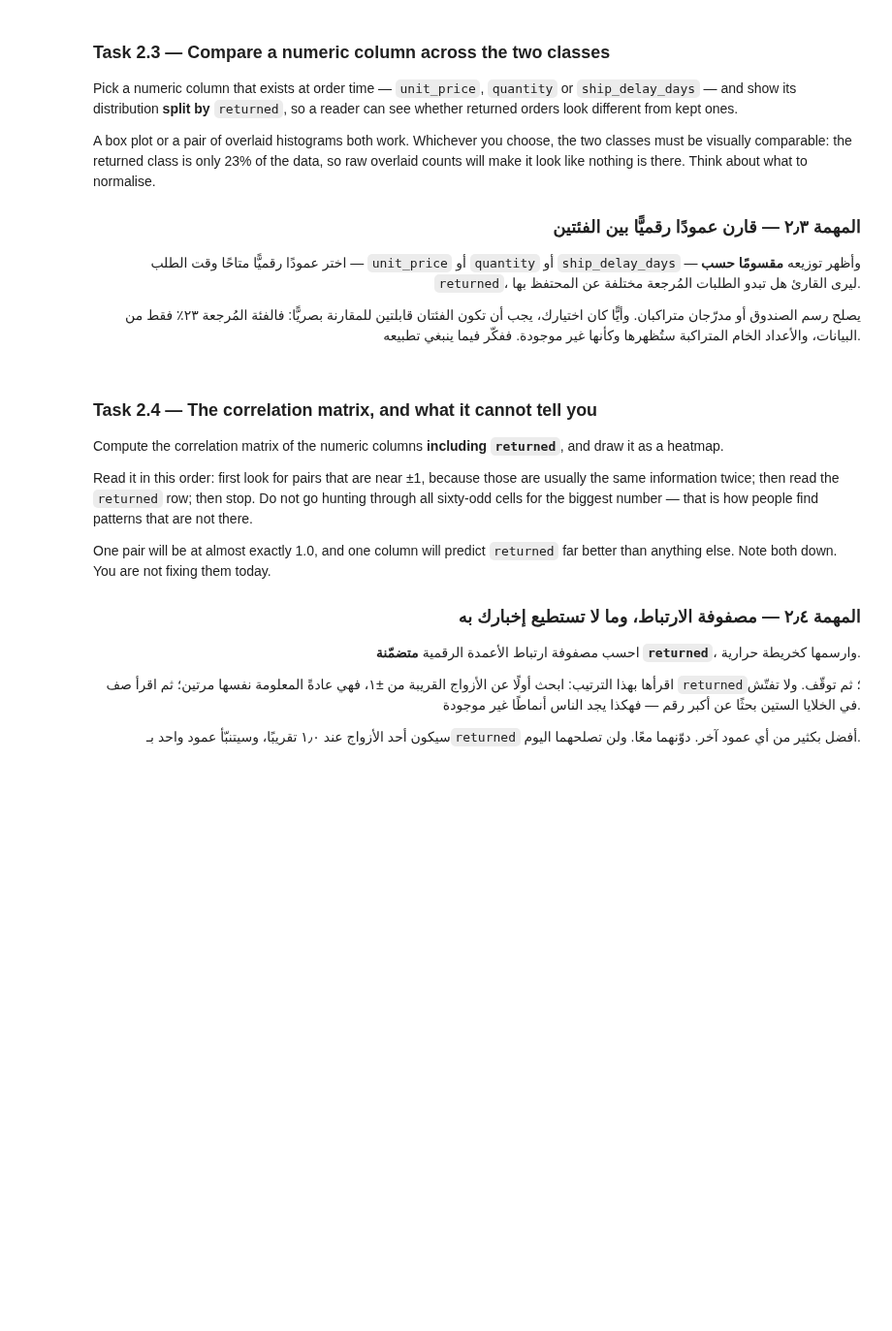
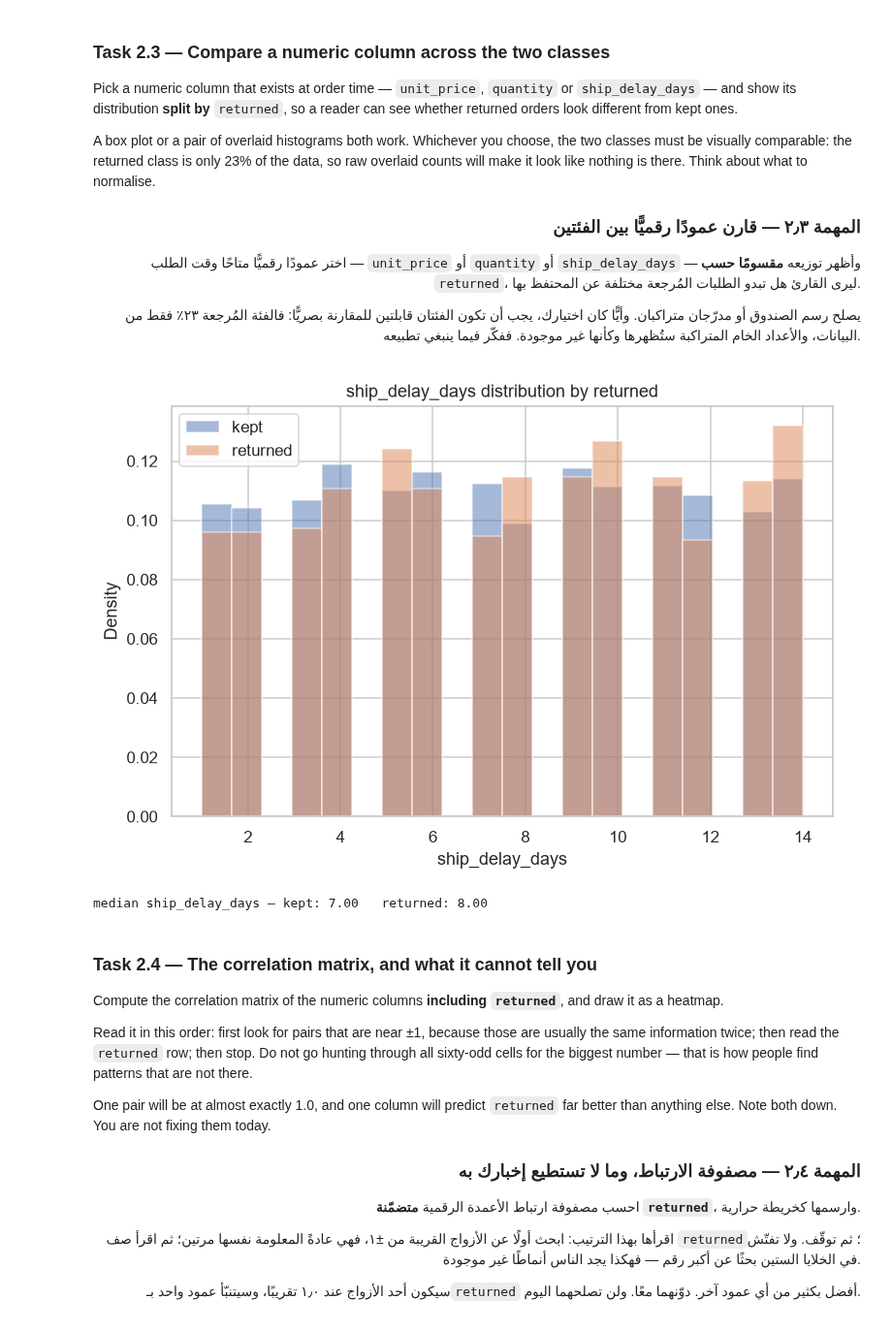
Before and after one commit to albandricx/AIEP_Olo_student, a Jupyter notebook: week_2_data_engineering/labs_v2/D2_eda_and_visualisation/D2_eda_and_visualisation_blank.ipynb, the cells around one changed output. Shown at 97% size. Saved outputs shown, nothing was run; the diff lists cells and outputs as text; code cells hidden in the pictures; blank space fills up the shorter version.

```diff
--- a/week_2_data_engineering/labs_v2/D2_eda_and_visualisation/D2_eda_and_visualisation_blank.ipynb
+++ b/week_2_data_engineering/labs_v2/D2_eda_and_visualisation/D2_eda_and_visualisation_blank.ipynb
@@ -369,25 +487,45 @@ make it look like nothing is there. Think about what to normalise.
 # %%
 # ────────────────────────────────────────────────────────────────────
 # 1) Choose one numeric column that is known at order time.
 # 2) Draw its distribution for returned == 0 and returned == 1 on the same axes.
 # 3) The classes are different sizes, so compare shapes, not counts — look for the
 #    seaborn argument that turns a histogram into a density, or use a box plot.
 # 4) Print the median of the column for each class underneath, so the picture has a number.
 # Search: "seaborn histplot common_norm stat density hue"
 # https://seaborn.pydata.org/generated/seaborn.histplot.html
 #
 # ١) اختر عمودًا رقميًّا واحدًا معروفًا وقت الطلب.
 # ٢) ارسم توزيعه عند returned == 0 وعند returned == 1 على المحاور نفسها.
 # ٣) حجما الفئتين مختلفان، فقارن الأشكال لا الأعداد — ابحث عن وسيط seaborn الذي
 #    يحوّل المدرّج إلى كثافة، أو استخدم رسم الصندوق.
 # ٤) اطبع وسيط العمود لكل فئة أسفل الرسم، ليحمل الشكل رقمًا.
 # ابحث عن: "seaborn histplot common_norm stat density hue"
 # ────────────────────────────────────────────────────────────────────
 
 NUMERIC_CHOICE = "ship_delay_days"
 # TODO: Plot the distribution of your chosen column split by `returned`, made comparable across the two unequal class sizes.
 # مهمة: ارسم توزيع العمود الذي اخترته مقسومًا حسب `returned`، وبصورة قابلة للمقارنة رغم اختلاف حجمَي الفئتين.
+plt.figure(figsize=(8, 5))
+
+raw.loc[raw["returned"] == 0, NUMERIC_CHOICE].plot(
+    kind="hist", bins=20, density=True, alpha=0.5, label="kept"
+)
+
+raw.loc[raw["returned"] == 1, NUMERIC_CHOICE].plot(
+    kind="hist", bins=20, density=True, alpha=0.5, label="returned"
+)
+
+plt.xlabel(NUMERIC_CHOICE)
+plt.ylabel("Density")
+plt.title(f"{NUMERIC_CHOICE} distribution by returned")
+plt.legend()
+plt.show()
+
+medians = raw.groupby("returned")[NUMERIC_CHOICE].median()
 print(f"median {NUMERIC_CHOICE} — kept: {medians[0]:.2f}   returned: {medians[1]:.2f}")
+# %% [output]
+[figure, added]
+median ship_delay_days — kept: 7.00   returned: 8.00
 # %% [markdown]
 ### Task 2.4 — The correlation matrix, and what it cannot tell you
 
```
Also changed, not shown: parts of 9 cells of this notebook.
